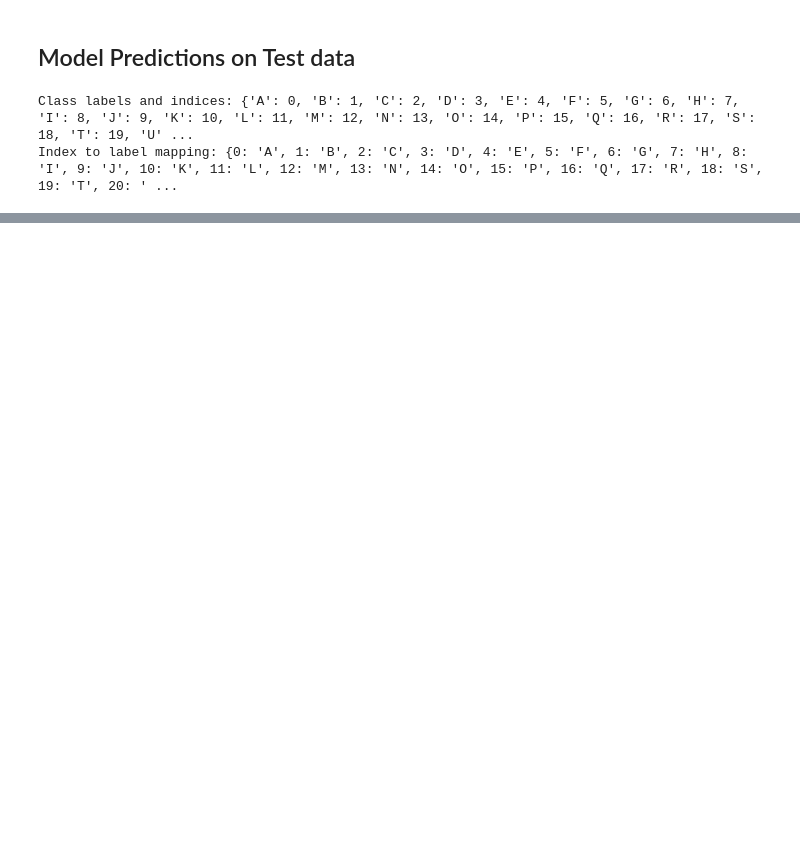
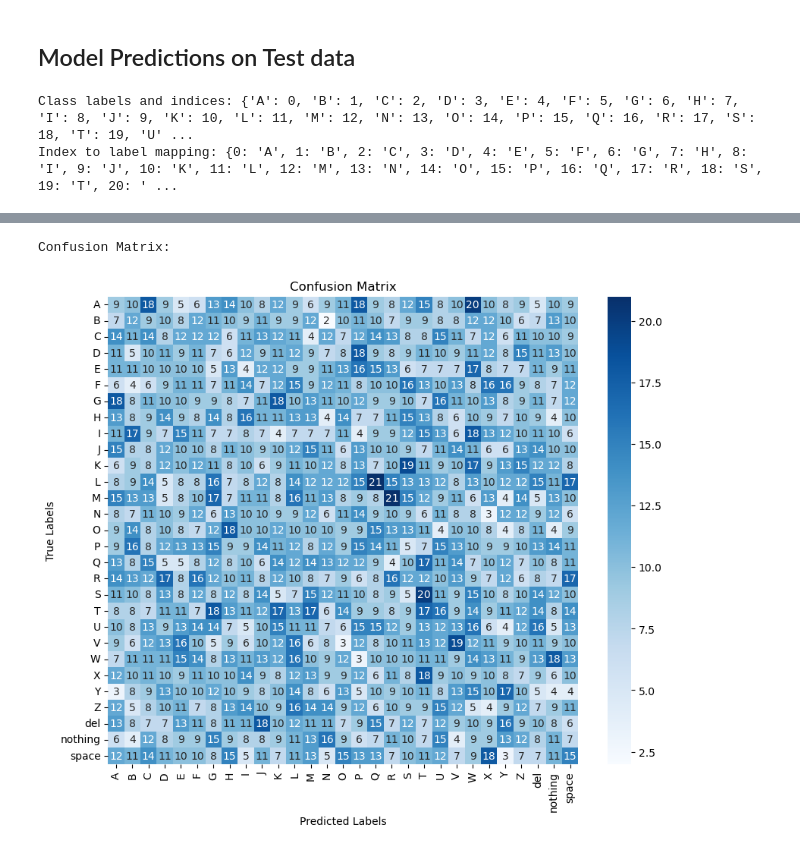
Before and after one commit to Lyfae/AAI-590-Capstone, a Jupyter notebook: ASL/CNN_ASL.ipynb, the cells around one changed output, grey strips where cells are left out. Drawn from its saved outputs; the diff is of its cells as text; code cells hidden in the pictures; blank space fills up the shorter version.

Commit message:
Classification report and Confusion Matrix

```diff
--- a/ASL/CNN_ASL.ipynb
+++ b/ASL/CNN_ASL.ipynb
@@ -187,9 +187,15 @@ new_asl_df.head()
 from sklearn.model_selection import train_test_split
 
 # split the dataframe into training and validation sets
-asl_train, asl_val = train_test_split(new_asl_df, test_size=0.1, shuffle=True, random_state=42)
+#asl_train, asl_val = train_test_split(new_asl_df, test_size=0.1, shuffle=True, random_state=42)
+
+asl_train, asl_test_val = train_test_split(new_asl_df, test_size=0.3, shuffle=True, random_state=42)
+
+# split test val again here
+asl_val, asl_test = train_test_split(asl_test_val, test_size=1/3, shuffle=True, random_state=42)
 
 # Print the shapes of the training and validation sets
 print("Training set shape:", asl_train.shape)
+print("Test set shape:", asl_test.shape)
 print("Validation set shape:", asl_val.shape)
 # %% [output]
@@ -217,7 +224,7 @@ train_generator = ImageDataGenerator(rescale=1./255,  # Rescale pixel values to
                                     fill_mode='nearest')  # Fill in new pixels with the nearest pixel values
 
 # Initialize the ImageDataGenerator for validation without data augmentation
-val_generator = ImageDataGenerator(rescale=1./255)  # Rescale pixel values to [0, 1]
+val_test_generator = ImageDataGenerator(rescale=1./255)  # Rescale pixel values to [0, 1]
 
 # Create the training image generator from the dataframe
 train_images = train_generator.flow_from_dataframe(asl_train, x_col='image_path', y_col='label',
@@ -226,7 +233,12 @@ train_images = train_generator.flow_from_dataframe(asl_train, x_col='image_path'
                                                    shuffle=True, seed=0)
 
 # Create the validation image generator from the dataframe
-val_images = val_generator.flow_from_dataframe(asl_val, x_col='image_path', y_col='label',
-                                               color_mode='grayscale', class_mode='categorical',
-                                               batch_size=batch_size, target_size=image_size)
+val_images = val_test_generator.flow_from_dataframe(asl_val, x_col='image_path', y_col='label',
+                                                    color_mode='grayscale', class_mode='categorical',
+                                                    batch_size=batch_size, target_size=image_size)
+
+# Create the testing image generator from the dataframe
+test_images = val_test_generator.flow_from_dataframe(asl_test, x_col='image_path', y_col='label',
+                                                     color_mode='grayscale', class_mode='categorical',
+                                                     batch_size=batch_size, target_size=image_size)
 # %% [output]
@@ -507,0 +458,16 @@ Image: Z_test.jpg, Predicted Class: Z
+# %%
+# Generate confusion matrix
+import seaborn as sns
+
+print("Confusion Matrix:")
+cm = confusion_matrix(y_true, y_pred_classes)
+
+plt.figure(figsize=(10, 8))
+sns.heatmap(cm, annot=True, fmt="d", cmap="Blues", xticklabels=list(test_images.class_indices.keys()), yticklabels=list(test_images.class_indices.keys()))
+plt.title('Confusion Matrix')
+plt.xlabel('Predicted Labels')
+plt.ylabel('True Labels')
+plt.show()
+# %% [output]
+Confusion Matrix:
+[figure, added]
```
Also changed, not shown: parts of 16 cells of this notebook, 1 other file.
